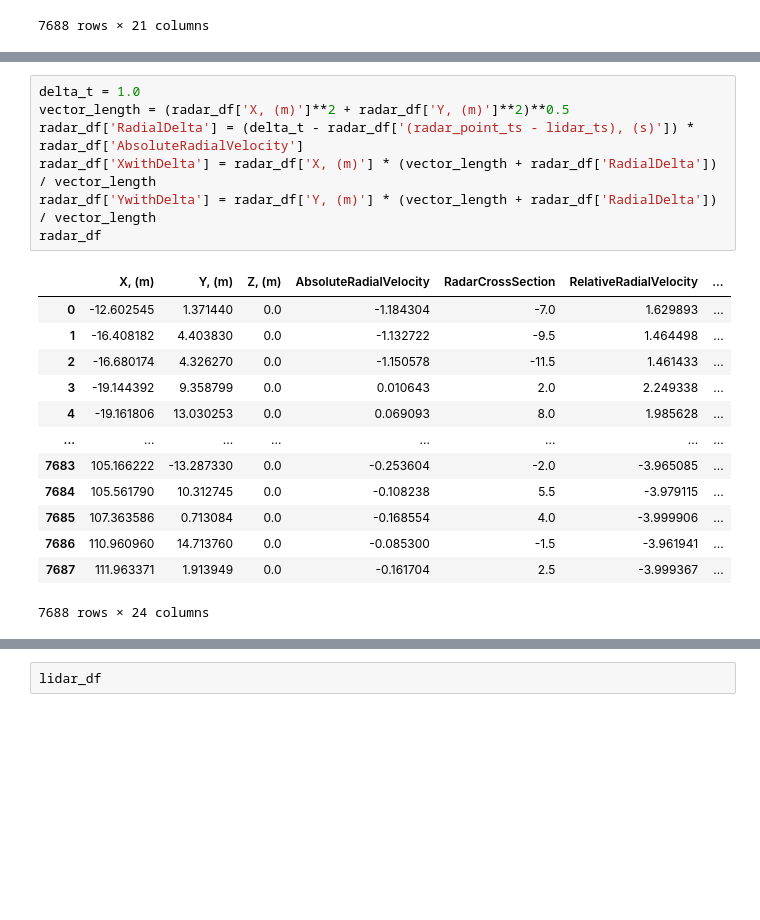
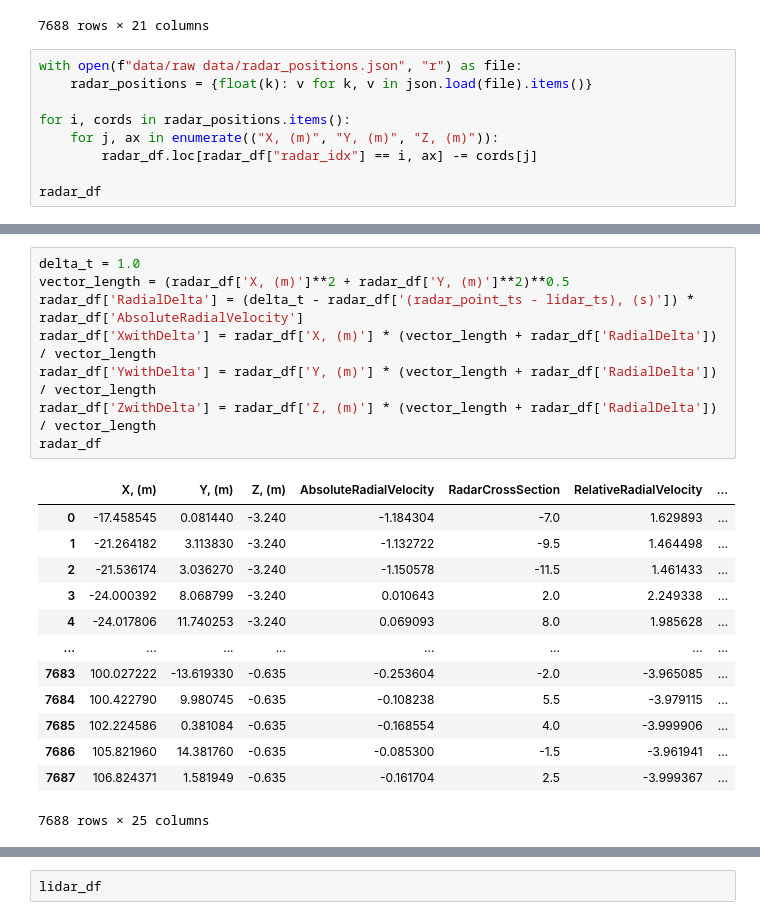
Before and after one commit to ArTiK13/radar_data, a Jupyter notebook: delta_t.ipynb, the cells around one changed output, grey strips where cells are left out. Saved outputs shown, nothing was run; the diff lists cells and outputs as text; blank space fills up the shorter version.

Commit message:
radar fix position fix2

```diff
--- a/delta_t.ipynb
+++ b/delta_t.ipynb
@@ -19,3 +19,12 @@ radar_df
 | 7686 | 110.960960 | 14.713760 | 0.0 | -0.085300 | -1.5 | -3.961941 | ... |
 | 7687 | 111.963371 | 1.913949 | 0.0 | -0.161704 | 2.5 | -3.999367 | ... |
 7688 rows × 21 columns
+# %%
+with open(f"data/raw data/radar_positions.json", "r") as file:
+    radar_positions = {float(k): v for k, v in json.load(file).items()}
+
+for i, cords in radar_positions.items():
+    for j, ax in enumerate(("X, (m)", "Y, (m)", "Z, (m)")):
+        radar_df.loc[radar_df["radar_idx"] == i, ax] -= cords[j]
+
+radar_df
@@ -22,24 +45,25 @@ radar_df
 # %%
 delta_t = 1.0
 vector_length = (radar_df['X, (m)']**2 + radar_df['Y, (m)']**2)**0.5
 radar_df['RadialDelta'] = (delta_t - radar_df['(radar_point_ts - lidar_ts), (s)']) * radar_df['AbsoluteRadialVelocity']
 radar_df['XwithDelta'] = radar_df['X, (m)'] * (vector_length + radar_df['RadialDelta']) / vector_length
 radar_df['YwithDelta'] = radar_df['Y, (m)'] * (vector_length + radar_df['RadialDelta']) / vector_length
+radar_df['ZwithDelta'] = radar_df['Z, (m)'] * (vector_length + radar_df['RadialDelta']) / vector_length
 radar_df
 # %% [output]
 |  | X, (m) | Y, (m) | Z, (m) | AbsoluteRadialVelocity | RadarCrossSection | RelativeRadialVelocity | ... |
-| 0 | -12.602545 | 1.371440 | 0.0 | -1.184304 | -7.0 | 1.629893 | ... |
-| 1 | -16.408182 | 4.403830 | 0.0 | -1.132722 | -9.5 | 1.464498 | ... |
-| 2 | -16.680174 | 4.326270 | 0.0 | -1.150578 | -11.5 | 1.461433 | ... |
-| 3 | -19.144392 | 9.358799 | 0.0 | 0.010643 | 2.0 | 2.249338 | ... |
-| 4 | -19.161806 | 13.030253 | 0.0 | 0.069093 | 8.0 | 1.985628 | ... |
+| 0 | -17.458545 | 0.081440 | -3.240 | -1.184304 | -7.0 | 1.629893 | ... |
+| 1 | -21.264182 | 3.113830 | -3.240 | -1.132722 | -9.5 | 1.464498 | ... |
+| 2 | -21.536174 | 3.036270 | -3.240 | -1.150578 | -11.5 | 1.461433 | ... |
+| 3 | -24.000392 | 8.068799 | -3.240 | 0.010643 | 2.0 | 2.249338 | ... |
+| 4 | -24.017806 | 11.740253 | -3.240 | 0.069093 | 8.0 | 1.985628 | ... |
 | ... | ... | ... | ... | ... | ... | ... | ... |
-| 7683 | 105.166222 | -13.287330 | 0.0 | -0.253604 | -2.0 | -3.965085 | ... |
-| 7684 | 105.561790 | 10.312745 | 0.0 | -0.108238 | 5.5 | -3.979115 | ... |
-| 7685 | 107.363586 | 0.713084 | 0.0 | -0.168554 | 4.0 | -3.999906 | ... |
-| 7686 | 110.960960 | 14.713760 | 0.0 | -0.085300 | -1.5 | -3.961941 | ... |
-| 7687 | 111.963371 | 1.913949 | 0.0 | -0.161704 | 2.5 | -3.999367 | ... |
+| 7683 | 100.027222 | -13.619330 | -0.635 | -0.253604 | -2.0 | -3.965085 | ... |
+| 7684 | 100.422790 | 9.980745 | -0.635 | -0.108238 | 5.5 | -3.979115 | ... |
+| 7685 | 102.224586 | 0.381084 | -0.635 | -0.168554 | 4.0 | -3.999906 | ... |
+| 7686 | 105.821960 | 14.381760 | -0.635 | -0.085300 | -1.5 | -3.961941 | ... |
+| 7687 | 106.824371 | 1.581949 | -0.635 | -0.161704 | 2.5 | -3.999367 | ... |
-7688 rows × 24 columns
+7688 rows × 25 columns
 # %%
 with open(f"data/raw data/radar_positions.json", "r") as file:
     radar_positions = {float(k): v for k, v in json.load(file).items()}
```
Also changed, not shown: parts of 2 cells of this notebook.
